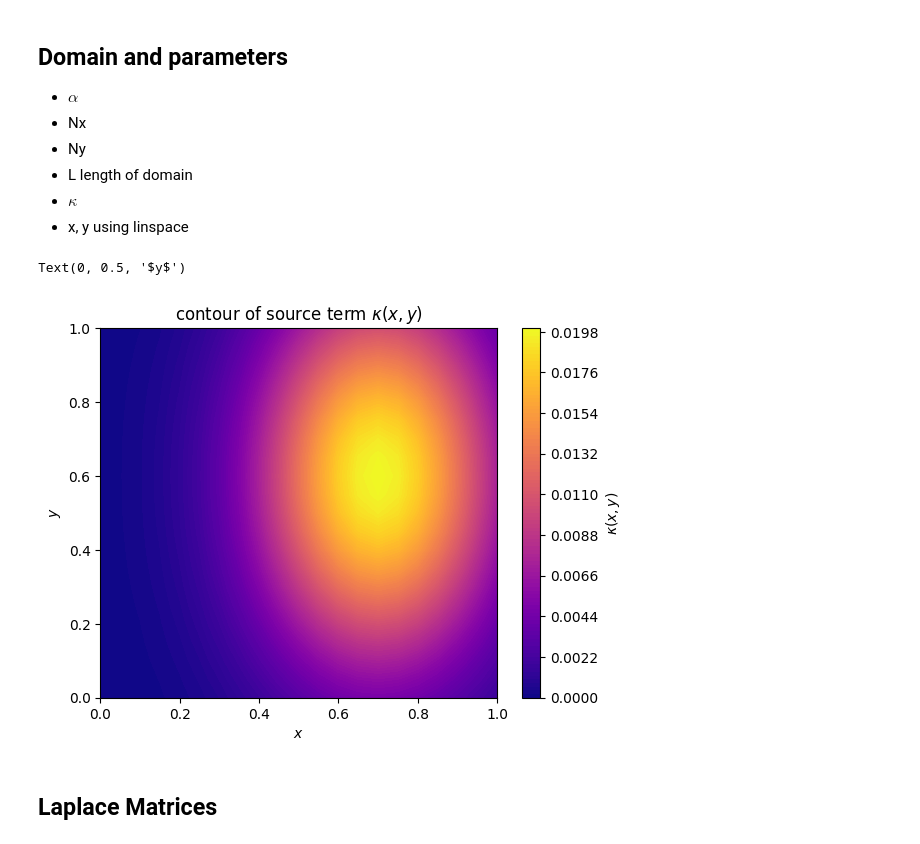
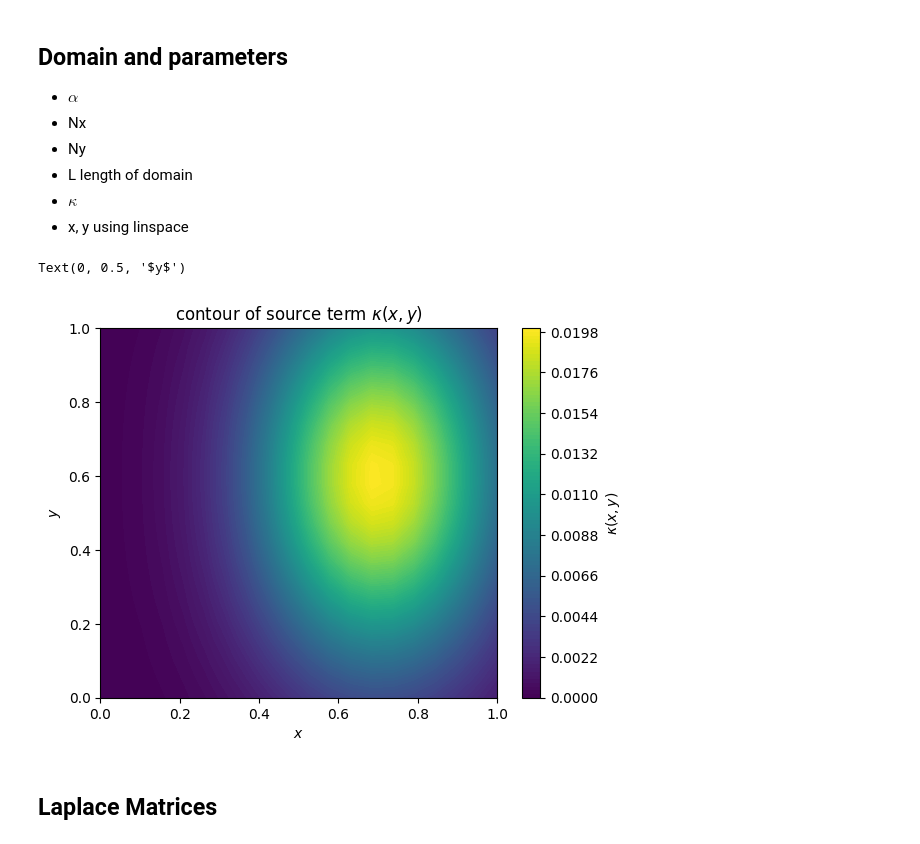
Before and after one commit to jadenmecham/ME-793-CFD, a Jupyter notebook: project_1/project_1.ipynb, the cells around one changed output. Saved outputs shown, nothing was run; the diff lists cells and outputs as text; code cells hidden in the pictures.

```diff
--- a/project_1/project_1.ipynb
+++ b/project_1/project_1.ipynb
@@ -35,14 +35,14 @@ y = np.linspace(0, L, Ny+2) # we have Nx and Ny internal nodes
 k = 0.02 * np.exp(-((X-0.7)**2/0.09 + (Y-0.6)**2/0.25))
 # %%
 # countour of k
-plt.contourf(X, Y, k, levels=100, cmap='plasma')
+plt.contourf(X, Y, k, levels=100, cmap='viridis')
 plt.title(r'contour of source term $\kappa(x,y)$')
 plt.colorbar(label=r'$\kappa(x,y)$')
 plt.xlabel(r'$x$')
 plt.ylabel(r'$y$')
 # %% [output]
 Text(0, 0.5, '$y$')
-[figure, old version]
+[figure, new version]
 # %%
 dx = x[1] - x[0]
 dy = y[1] - y[0]
```
Also changed, not shown: parts of 7 cells of this notebook, 3 other files.
